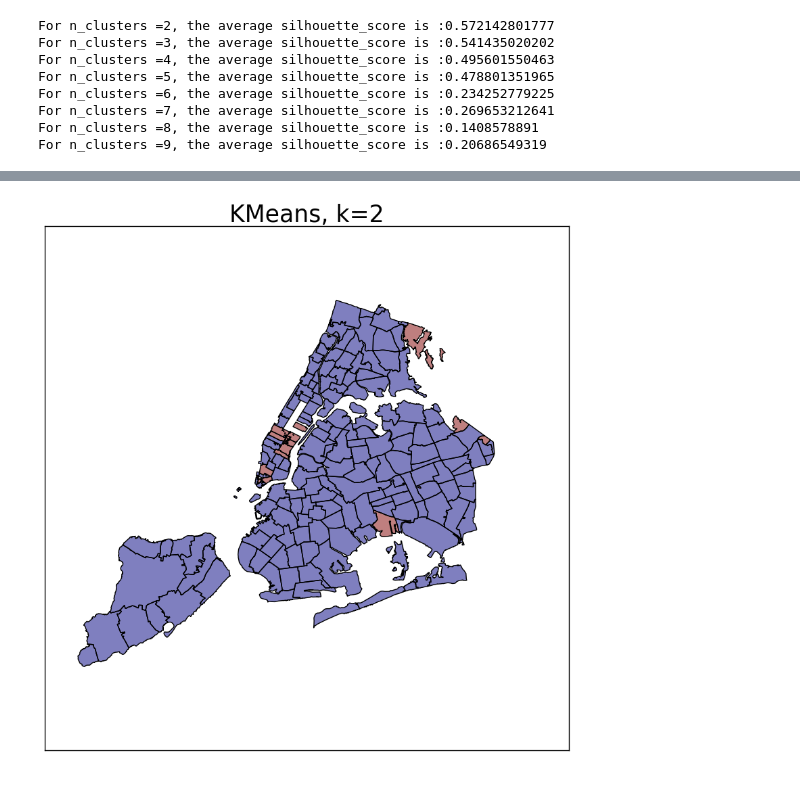
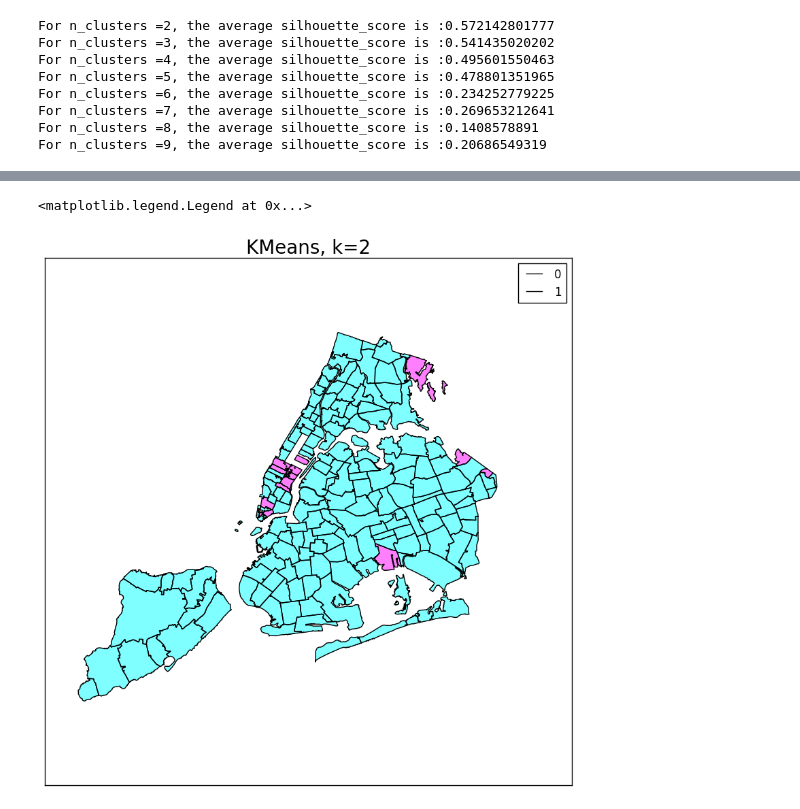
Before and after one commit to aaron-15/PUI2016_ajd629, a Jupyter notebook: HW11_ajd629/HW11_2_ajd629.ipynb, the cells around one changed output, grey strips where cells are left out. Cells and saved outputs as stored; diff of their text form; code cells hidden in the pictures.

```diff
--- a/HW11_ajd629/HW11_2_ajd629.ipynb
+++ b/HW11_ajd629/HW11_2_ajd629.ipynb
@@ -208,9 +239,11 @@ zipcode_shape['km_labels'] = kmeans_cluster.labels_
 # %%
 #Plotting KMeans cluster spatially
 f, ax = plt.subplots(figsize=(10,10))
-zipcode_shape.plot(colormap='jet', column='km_labels', ax=ax, categorical=True, k=2)
-ax.set_title("KMeans, k=2", fontsize=25)
+zipcode_shape.plot(colormap='cool', column='km_labels', ax = ax)
+ax.set_title("KMeans, k=2", fontsize=20)
 ax.axes.get_xaxis().set_visible(False)
 ax.axes.get_yaxis().set_visible(False)
+ax.legend(zipcode_shape.km_labels.unique())
 # %% [output]
+<matplotlib.legend.Legend at 0x...>
-[figure, old version]
+[figure, new version]
```
Also changed, not shown: parts of 18 cells of this notebook.
